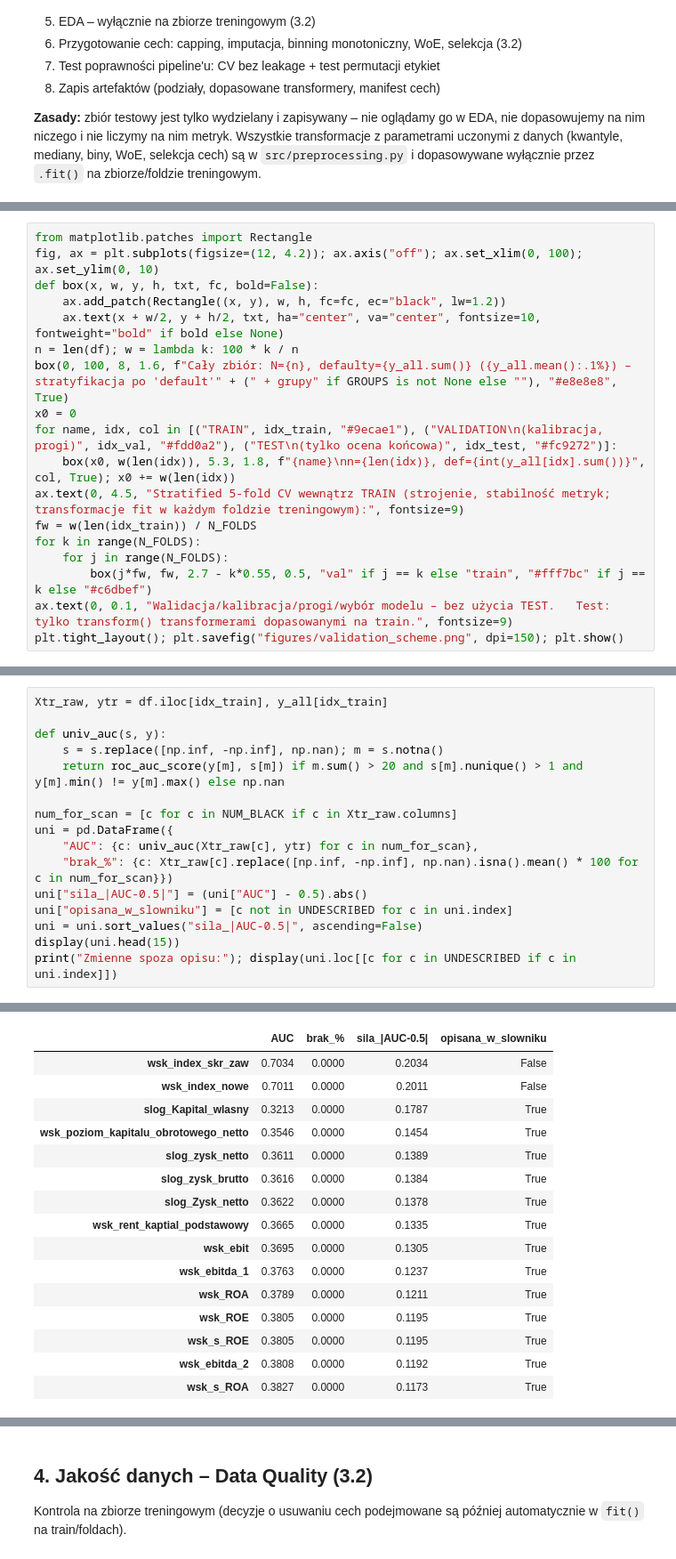
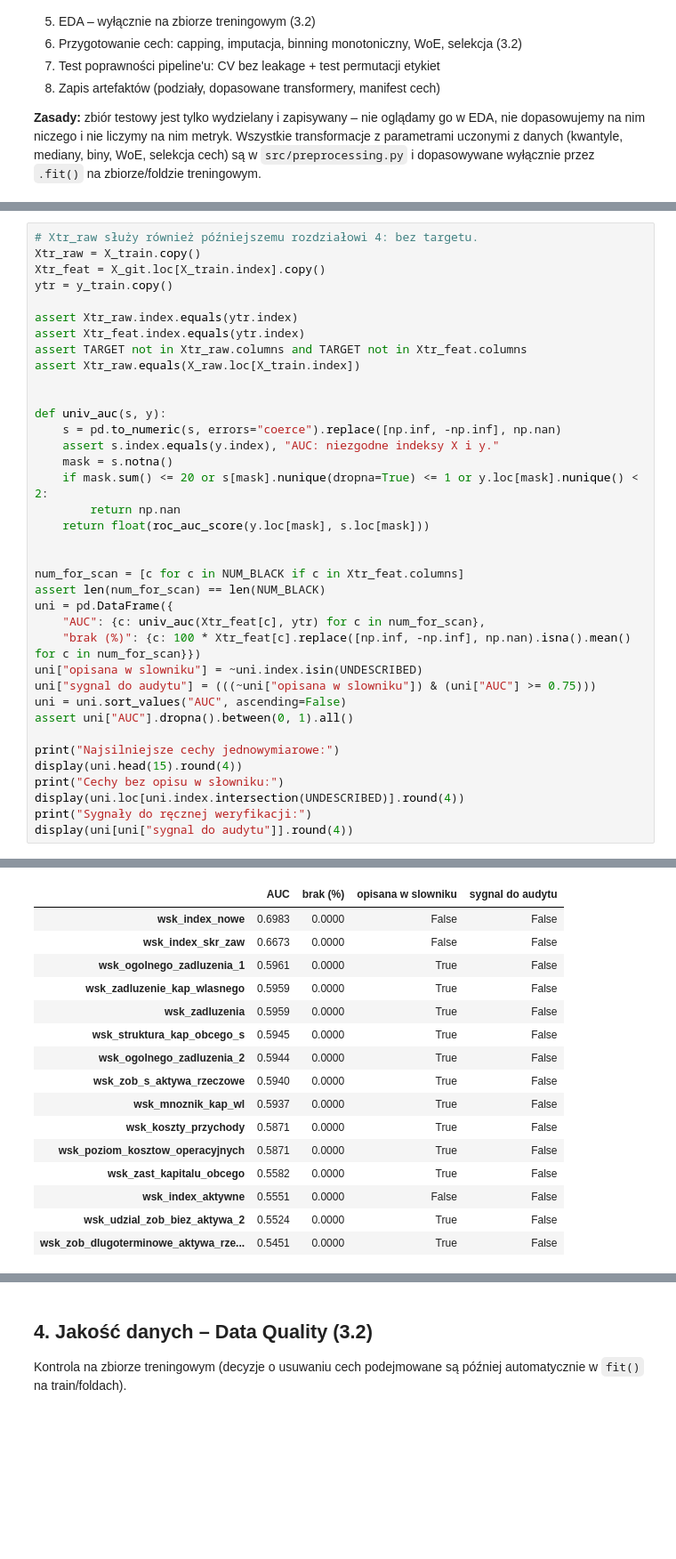
Before and after one commit to kaniaprzemyslaw/Projekt-1---model-scoringowy-ratingowy, a Jupyter notebook: 01_przygotowanie_danych_poprawiony.ipynb, the cells around one changed output, grey strips where cells are left out. Shown at 89% size. Drawn from its saved outputs; the diff is of its cells as text; blank space fills up the shorter version.

```diff
--- a/01_przygotowanie_danych_poprawiony.ipynb
+++ b/01_przygotowanie_danych_poprawiony.ipynb
@@ -513,18 +851,0 @@ display(pd.DataFrame([dict(fold=i+1, n_train=len(tr), n_val=len(va), defaulty_va
-# %%
-from matplotlib.patches import Rectangle
-fig, ax = plt.subplots(figsize=(12, 4.2)); ax.axis("off"); ax.set_xlim(0, 100); ax.set_ylim(0, 10)
-def box(x, w, y, h, txt, fc, bold=False):
-    ax.add_patch(Rectangle((x, y), w, h, fc=fc, ec="black", lw=1.2))
-    ax.text(x + w/2, y + h/2, txt, ha="center", va="center", fontsize=10, fontweight="bold" if bold else None)
-n = len(df); w = lambda k: 100 * k / n
-box(0, 100, 8, 1.6, f"Cały zbiór: N={n}, defaulty={y_all.sum()} ({y_all.mean():.1%}) – stratyfikacja po 'default'" + (" + grupy" if GROUPS is not None else ""), "#e8e8e8", True)
-x0 = 0
-for name, idx, col in [("TRAIN", idx_train, "#9ecae1"), ("VALIDATION\n(kalibracja, progi)", idx_val, "#fdd0a2"), ("TEST\n(tylko ocena końcowa)", idx_test, "#fc9272")]:
-    box(x0, w(len(idx)), 5.3, 1.8, f"{name}\nn={len(idx)}, def={int(y_all[idx].sum())}", col, True); x0 += w(len(idx))
-ax.text(0, 4.5, "Stratified 5-fold CV wewnątrz TRAIN (strojenie, stabilność metryk; transformacje fit w każdym foldzie treningowym):", fontsize=9)
-fw = w(len(idx_train)) / N_FOLDS
-for k in range(N_FOLDS):
-    for j in range(N_FOLDS):
-        box(j*fw, fw, 2.7 - k*0.55, 0.5, "val" if j == k else "train", "#fff7bc" if j == k else "#c6dbef")
-ax.text(0, 0.1, "Walidacja/kalibracja/progi/wybór modelu – bez użycia TEST.   Test: tylko transform() transformerami dopasowanymi na train.", fontsize=9)
-plt.tight_layout(); plt.savefig("figures/validation_scheme.png", dpi=150); plt.show()
@@ -563,17 +1075,38 @@ Zmienne o bardzo wysokim AUC jednowymiarowym lub IV (> 0,5 to klasycznie „zbyt
 # %%
-Xtr_raw, ytr = df.iloc[idx_train], y_all[idx_train]
+# Xtr_raw służy również późniejszemu rozdziałowi 4: bez targetu.
+Xtr_raw = X_train.copy()
+Xtr_feat = X_git.loc[X_train.index].copy()
+ytr = y_train.copy()
+
+assert Xtr_raw.index.equals(ytr.index)
+assert Xtr_feat.index.equals(ytr.index)
+assert TARGET not in Xtr_raw.columns and TARGET not in Xtr_feat.columns
+assert Xtr_raw.equals(X_raw.loc[X_train.index])
+
 
 def univ_auc(s, y):
-    s = s.replace([np.inf, -np.inf], np.nan); m = s.notna()
-    return roc_auc_score(y[m], s[m]) if m.sum() > 20 and s[m].nunique() > 1 and y[m].min() != y[m].max() else np.nan
+    s = pd.to_numeric(s, errors="coerce").replace([np.inf, -np.inf], np.nan)
+    assert s.index.equals(y.index), "AUC: niezgodne indeksy X i y."
+    mask = s.notna()
+    if mask.sum() <= 20 or s[mask].nunique(dropna=True) <= 1 or y.loc[mask].nunique() < 2:
+        return np.nan
+    return float(roc_auc_score(y.loc[mask], s.loc[mask]))
 
-num_for_scan = [c for c in NUM_BLACK if c in Xtr_raw.columns]
+
+num_for_scan = [c for c in NUM_BLACK if c in Xtr_feat.columns]
+assert len(num_for_scan) == len(NUM_BLACK)
 uni = pd.DataFrame({
-    "AUC": {c: univ_auc(Xtr_raw[c], ytr) for c in num_for_scan},
-    "brak_%": {c: Xtr_raw[c].replace([np.inf, -np.inf], np.nan).isna().mean() * 100 for c in num_for_scan}})
-uni["sila_|AUC-0.5|"] = (uni["AUC"] - 0.5).abs()
-uni["opisana_w_slowniku"] = [c not in UNDESCRIBED for c in uni.index]
-uni = uni.sort_values("sila_|AUC-0.5|", ascending=False)
-display(uni.head(15))
-print("Zmienne spoza opisu:"); display(uni.loc[[c for c in UNDESCRIBED if c in uni.index]])
+    "AUC": {c: univ_auc(Xtr_feat[c], ytr) for c in num_for_scan},
+    "brak (%)": {c: 100 * Xtr_feat[c].replace([np.inf, -np.inf], np.nan).isna().mean() for c in num_for_scan}})
+uni["opisana w slowniku"] = ~uni.index.isin(UNDESCRIBED)
+uni["sygnal do audytu"] = (((~uni["opisana w slowniku"]) & (uni["AUC"] >= 0.75)))
+uni = uni.sort_values("AUC", ascending=False)
+assert uni["AUC"].dropna().between(0, 1).all()
+
+print("Najsilniejsze cechy jednowymiarowe:")
+display(uni.head(15).round(4))
+print("Cechy bez opisu w słowniku:")
+display(uni.loc[uni.index.intersection(UNDESCRIBED)].round(4))
+print("Sygnały do ręcznej weryfikacji:")
+display(uni[uni["sygnal do audytu"]].round(4))
 # %% [output]
@@ -580,16 +1114,16 @@ print("Zmienne spoza opisu:"); display(uni.loc[[c for c in UNDESCRIBED if c in u
-|  | AUC | brak_% | sila_|AUC-0.5| | opisana_w_slowniku |
-| wsk_index_skr_zaw | 0.7034 | 0.0000 | 0.2034 | False |
-| wsk_index_nowe | 0.7011 | 0.0000 | 0.2011 | False |
-| slog_Kapital_wlasny | 0.3213 | 0.0000 | 0.1787 | True |
-| wsk_poziom_kapitalu_obrotowego_netto | 0.3546 | 0.0000 | 0.1454 | True |
-| slog_zysk_netto | 0.3611 | 0.0000 | 0.1389 | True |
-| slog_zysk_brutto | 0.3616 | 0.0000 | 0.1384 | True |
-| slog_Zysk_netto | 0.3622 | 0.0000 | 0.1378 | True |
-| wsk_rent_kaptial_podstawowy | 0.3665 | 0.0000 | 0.1335 | True |
-| wsk_ebit | 0.3695 | 0.0000 | 0.1305 | True |
-| wsk_ebitda_1 | 0.3763 | 0.0000 | 0.1237 | True |
-| wsk_ROA | 0.3789 | 0.0000 | 0.1211 | True |
-| wsk_ROE | 0.3805 | 0.0000 | 0.1195 | True |
-| wsk_s_ROE | 0.3805 | 0.0000 | 0.1195 | True |
-| wsk_ebitda_2 | 0.3808 | 0.0000 | 0.1192 | True |
-| wsk_s_ROA | 0.3827 | 0.0000 | 0.1173 | True |
+|  | AUC | brak (%) | opisana w slowniku | sygnal do audytu |
+| wsk_index_nowe | 0.6983 | 0.0000 | False | False |
+| wsk_index_skr_zaw | 0.6673 | 0.0000 | False | False |
+| wsk_ogolnego_zadluzenia_1 | 0.5961 | 0.0000 | True | False |
+| wsk_zadluzenie_kap_wlasnego | 0.5959 | 0.0000 | True | False |
+| wsk_zadluzenia | 0.5959 | 0.0000 | True | False |
+| wsk_struktura_kap_obcego_s | 0.5945 | 0.0000 | True | False |
+| wsk_ogolnego_zadluzenia_2 | 0.5944 | 0.0000 | True | False |
+| wsk_zob_s_aktywa_rzeczowe | 0.5940 | 0.0000 | True | False |
+| wsk_mnoznik_kap_wl | 0.5937 | 0.0000 | True | False |
+| wsk_koszty_przychody | 0.5871 | 0.0000 | True | False |
+| wsk_poziom_kosztow_operacyjnych | 0.5871 | 0.0000 | True | False |
+| wsk_zast_kapitalu_obcego | 0.5582 | 0.0000 | True | False |
+| wsk_index_aktywne | 0.5551 | 0.0000 | False | False |
+| wsk_udzial_zob_biez_aktywa_2 | 0.5524 | 0.0000 | True | False |
+| wsk_zob_dlugoterminowe_aktywa_rze... | 0.5451 | 0.0000 | True | False |
```
Also changed, not shown: parts of 49 cells of this notebook.
